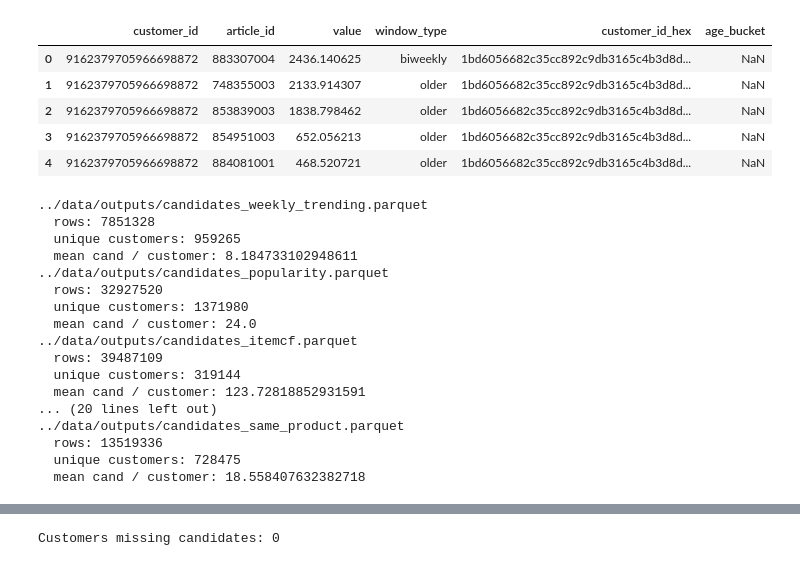
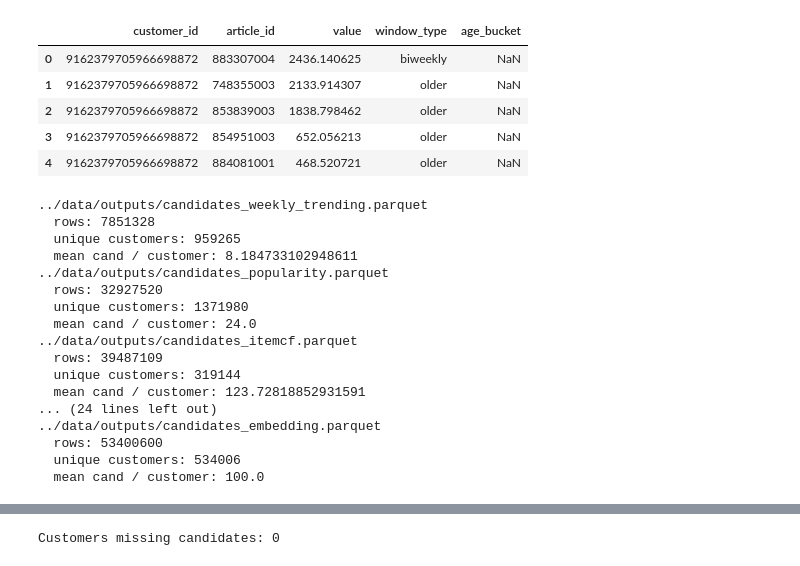
Before and after one commit to persimenreed/Personalized_Fashion_Recommendations, a Jupyter notebook: processing/build_candidates.ipynb, the cells around one changed output, grey strips where cells are left out. Drawn from its saved outputs; the diff is of its cells as text; code cells hidden in the pictures.

```diff
--- a/processing/build_candidates.ipynb
+++ b/processing/build_candidates.ipynb
@@ -11,41 +11,58 @@ candidate_files = [
     '../data/outputs/candidates_weekly_trending.parquet',
     '../data/outputs/candidates_popularity.parquet',
     '../data/outputs/candidates_itemcf.parquet',
     '../data/outputs/candidates_recent_top.parquet',
     '../data/outputs/candidates_repurchase.parquet',
     '../data/outputs/candidates_user_overlap.parquet',
     '../data/outputs/candidates_age_bucket_pop.parquet',
     '../data/outputs/candidates_category_affinity.parquet',
     '../data/outputs/candidates_same_product.parquet',
+    '../data/outputs/candidates_embedding.parquet',
 ]
 
 dfs = []
 for path in candidate_files:
     if path.endswith('.parquet'):
         df = pd.read_parquet(path)
+        # Drop hex if present to save memory
+        if 'customer_id_hex' in df.columns:
+            df = df.drop(columns=['customer_id_hex'])
     else:
         df = pd.read_csv(
             path,
+            # Only load necessary columns
+            usecols=['customer_id', 'article_id', 'value', 'window_type'],
             dtype={
                 'customer_id': 'int64',
                 'article_id': 'int32',
                 'value': 'float32',
-                'window_type': 'string',
-                'customer_id_hex': 'string',
+                'window_type': 'category', # Critical for memory
             },
         )
+
+    # Enforce types immediately
+    df['article_id'] = df['article_id'].astype('int32')
+    df['customer_id'] = df['customer_id'].astype('int64')
+    df['value'] = df['value'].astype('float32')
+    if 'window_type' in df.columns:
+        df['window_type'] = df['window_type'].astype('category')
+
     dfs.append(df)
 
 # Concatenate all candidates
 all_cand = pd.concat(dfs, axis=0, ignore_index=True)
+
+
 all_cand.head()
+
+# 1 min 56 sec
 # %% [output]
-|  | customer_id | article_id | value | window_type | customer_id_hex | age_bucket |
-| 0 | 9162379705966698872 | 883307004 | 2436.140625 | biweekly | 1bd6056682c35cc892c9db3165c4b3d8d... | NaN |
-| 1 | 9162379705966698872 | 748355003 | 2133.914307 | older | 1bd6056682c35cc892c9db3165c4b3d8d... | NaN |
-| 2 | 9162379705966698872 | 853839003 | 1838.798462 | older | 1bd6056682c35cc892c9db3165c4b3d8d... | NaN |
-| 3 | 9162379705966698872 | 854951003 | 652.056213 | older | 1bd6056682c35cc892c9db3165c4b3d8d... | NaN |
-| 4 | 9162379705966698872 | 884081001 | 468.520721 | older | 1bd6056682c35cc892c9db3165c4b3d8d... | NaN |
+|  | customer_id | article_id | value | window_type | age_bucket |
+| 0 | 9162379705966698872 | 883307004 | 2436.140625 | biweekly | NaN |
+| 1 | 9162379705966698872 | 748355003 | 2133.914307 | older | NaN |
+| 2 | 9162379705966698872 | 853839003 | 1838.798462 | older | NaN |
+| 3 | 9162379705966698872 | 854951003 | 652.056213 | older | NaN |
+| 4 | 9162379705966698872 | 884081001 | 468.520721 | older | NaN |
 # %%
 # New Cell – debug per-source coverage
 for path, df in zip(candidate_files, dfs):
@@ -53,6 +70,8 @@ for path, df in zip(candidate_files, dfs):
     print("  rows:", len(df))
     print("  unique customers:", df['customer_id'].nunique())
     print("  mean cand / customer:", df.groupby('customer_id')['article_id'].nunique().mean())
+
+# 1 min 26 sec
 # %% [output]
 ../data/outputs/candidates_weekly_trending.parquet
   rows: 7851328
@@ -66,10 +85,10 @@ for path, df in zip(candidate_files, dfs):
   rows: 39487109
   unique customers: 319144
   mean cand / customer: 123.72818852931591
-... (20 lines left out)
-../data/outputs/candidates_same_product.parquet
-  rows: 13519336
-  unique customers: 728475
-  mean cand / customer: 18.558407632382718
+... (24 lines left out)
+../data/outputs/candidates_embedding.parquet
+  rows: 53400600
+  unique customers: 534006
+  mean cand / customer: 100.0
 # %%
 # Cell 3 – deduplicate per (customer_id, article_id), keep max value
```
Also changed, not shown: parts of 4 cells of this notebook, 14 other files.
